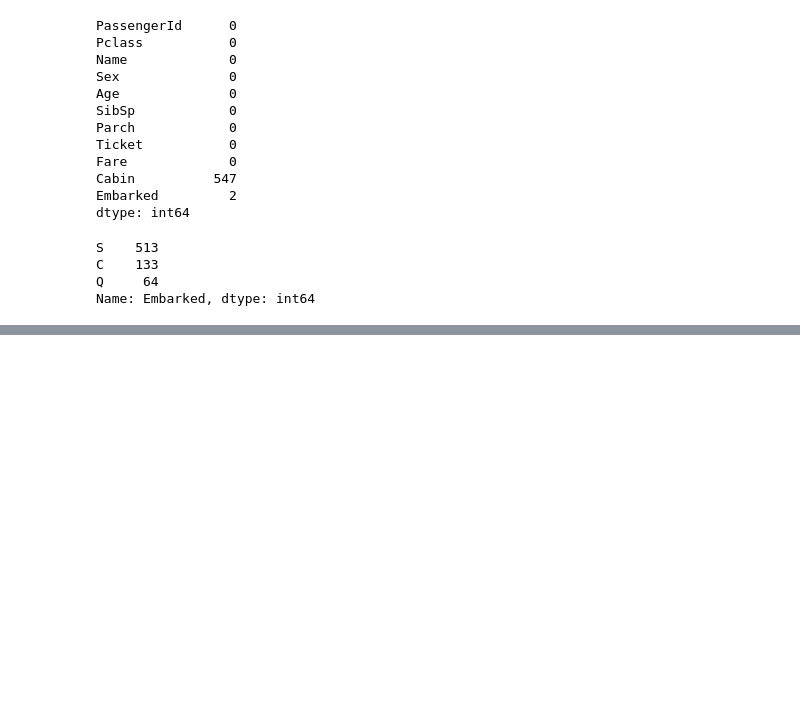
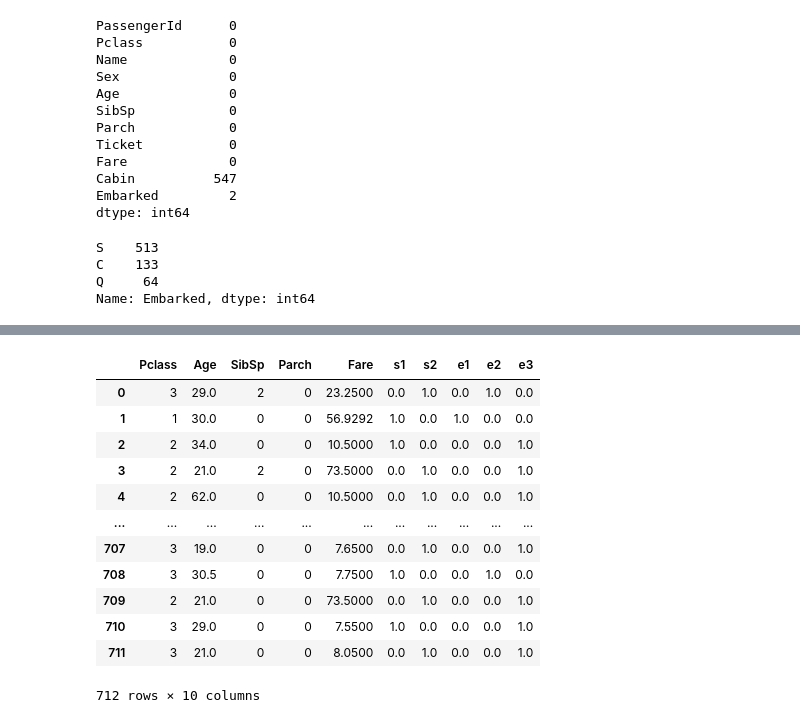
Before and after one commit to ShreeKeshavan/Machine_Learning, a Jupyter notebook: Case_study_1.ipynb, the cells around one changed output, grey strips where cells are left out. Saved outputs shown, nothing was run; the diff lists cells and outputs as text; code cells hidden in the pictures; blank space fills up the shorter version.

```diff
--- a/Case_study_1.ipynb
+++ b/Case_study_1.ipynb
@@ -165,3 +166,6 @@ Q     64
 Name: Embarked, dtype: int64
 # %%
 X_train.Embarked = X_train.Embarked.replace(np.nan,'S') #replaced null with more frequently occured value
+# %%
+cols = ["Name","Ticket","Cabin","PassengerId"]
+X_train = X_train.drop(cols,axis=1)
@@ -167,0 +204,3 @@ X_train.Embarked = X_train.Embarked.replace(np.nan,'S') #replaced null with more
+# %%
+ohe = OneHotEncoder(sparse = False)#to get rid of sparse matrix
+ohe_columns = ohe.fit_transform(X_train[['Sex','Embarked']])
@@ -167,0 +217,3 @@ X_train.Embarked = X_train.Embarked.replace(np.nan,'S') #replaced null with more
+# %%
+ohe_cols_df = pd.DataFrame(ohe_columns, columns = ['s1','s2','e1','e2','e3'])
+ohe_cols_df
@@ -167,0 +250,2 @@ X_train.Embarked = X_train.Embarked.replace(np.nan,'S') #replaced null with more
+# %%
+X_train.reset_index(drop=True, inplace = True)
@@ -167,0 +268,16 @@ X_train.Embarked = X_train.Embarked.replace(np.nan,'S') #replaced null with more
+# %%
+pd.concat([X_train[['Pclass','Age','SibSp','Parch','Fare']],ohe_cols_df],axis=1)
+# %% [output]
+|  | Pclass | Age | SibSp | Parch | Fare | s1 | s2 | e1 | e2 | e3 |
+| 0 | 3 | 29.0 | 2 | 0 | 23.2500 | 0.0 | 1.0 | 0.0 | 1.0 | 0.0 |
+| 1 | 1 | 30.0 | 0 | 0 | 56.9292 | 1.0 | 0.0 | 1.0 | 0.0 | 0.0 |
+| 2 | 2 | 34.0 | 0 | 0 | 10.5000 | 1.0 | 0.0 | 0.0 | 0.0 | 1.0 |
+| 3 | 2 | 21.0 | 2 | 0 | 73.5000 | 0.0 | 1.0 | 0.0 | 0.0 | 1.0 |
+| 4 | 2 | 62.0 | 0 | 0 | 10.5000 | 0.0 | 1.0 | 0.0 | 0.0 | 1.0 |
+| ... | ... | ... | ... | ... | ... | ... | ... | ... | ... | ... |
+| 707 | 3 | 19.0 | 0 | 0 | 7.6500 | 0.0 | 1.0 | 0.0 | 0.0 | 1.0 |
+| 708 | 3 | 30.5 | 0 | 0 | 7.7500 | 1.0 | 0.0 | 0.0 | 1.0 | 0.0 |
+| 709 | 2 | 21.0 | 0 | 0 | 73.5000 | 0.0 | 1.0 | 0.0 | 0.0 | 1.0 |
+| 710 | 3 | 29.0 | 0 | 0 | 7.5500 | 1.0 | 0.0 | 0.0 | 0.0 | 1.0 |
+| 711 | 3 | 21.0 | 0 | 0 | 8.0500 | 0.0 | 1.0 | 0.0 | 0.0 | 1.0 |
+712 rows × 10 columns
```
Also changed, not shown: parts of 10 cells of this notebook.
